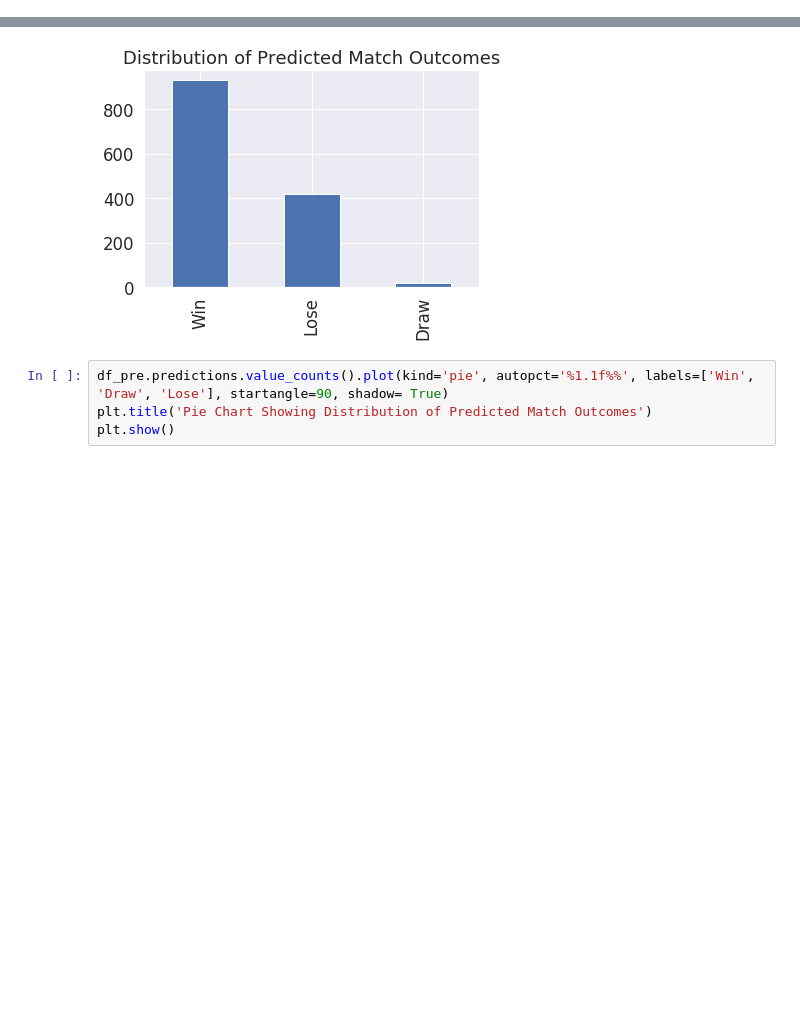
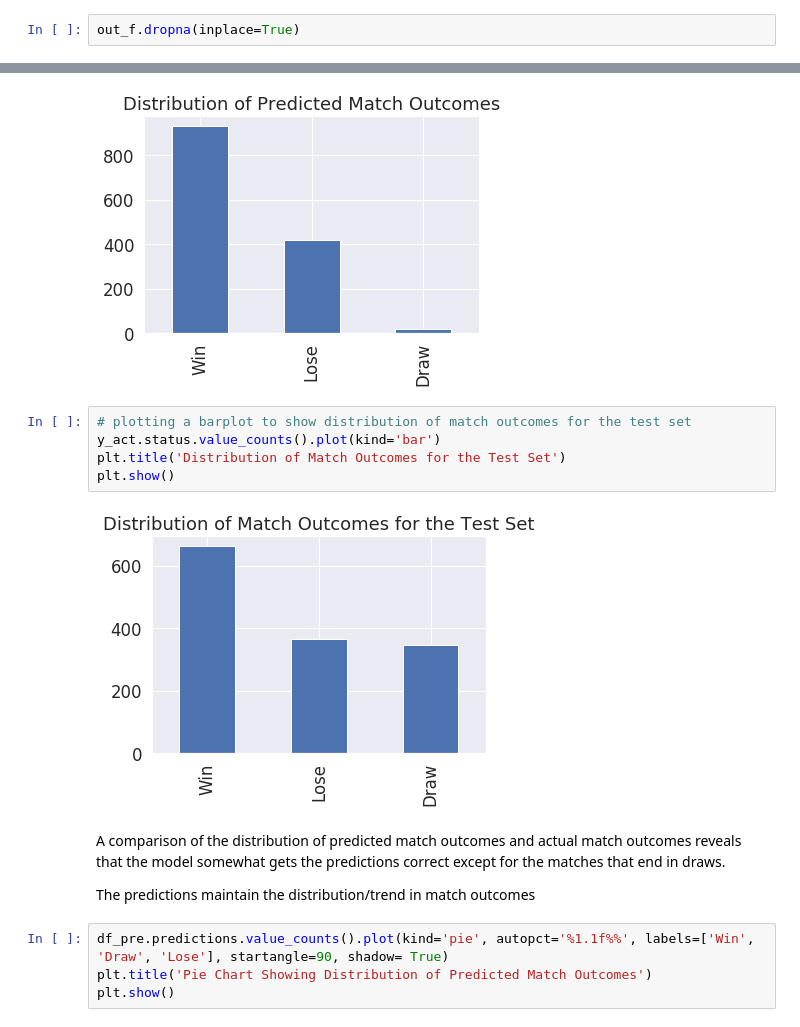
Before and after one commit to booorayan/Regression_fifa, a Jupyter notebook: Football_Match_Predictions.ipynb, the cells around one changed output, grey strips where cells are left out. Cells and saved outputs as stored; diff of their text form; blank space fills up the shorter version.

```diff
--- a/Football_Match_Predictions.ipynb
+++ b/Football_Match_Predictions.ipynb
@@ -930,3 +955,5 @@ Most matches played were Friendly matches, World cup qualifications and UEFA Eur
+# %%
+out_f.dropna(inplace=True)
 # %%
 # plotting a heatmap to view correlation coefficients
 
@@ -1600,6 +1682,17 @@ plt.title('Distribution of Predicted Match Outcomes')
 plt.show()
 # %% [output]
 [figure]
+# %%
+# plotting a barplot to show distribution of match outcomes for the test set
+y_act.status.value_counts().plot(kind='bar')
+plt.title('Distribution of Match Outcomes for the Test Set')
+plt.show()
+# %% [output]
+[figure, added]
+# %% [markdown]
+A comparison of the distribution of predicted match outcomes and actual match outcomes reveals that the model somewhat gets the predictions correct except for the matches that end in draws.
+
+The predictions maintain the distribution/trend in match outcomes
 # %%
 df_pre.predictions.value_counts().plot(kind='pie', autopct='%1.1f%%', labels=['Win', 'Draw', 'Lose'], startangle=90, shadow= True)
 plt.title('Pie Chart Showing Distribution of Predicted Match Outcomes')
```
Also changed, not shown: parts of 49 cells of this notebook.
